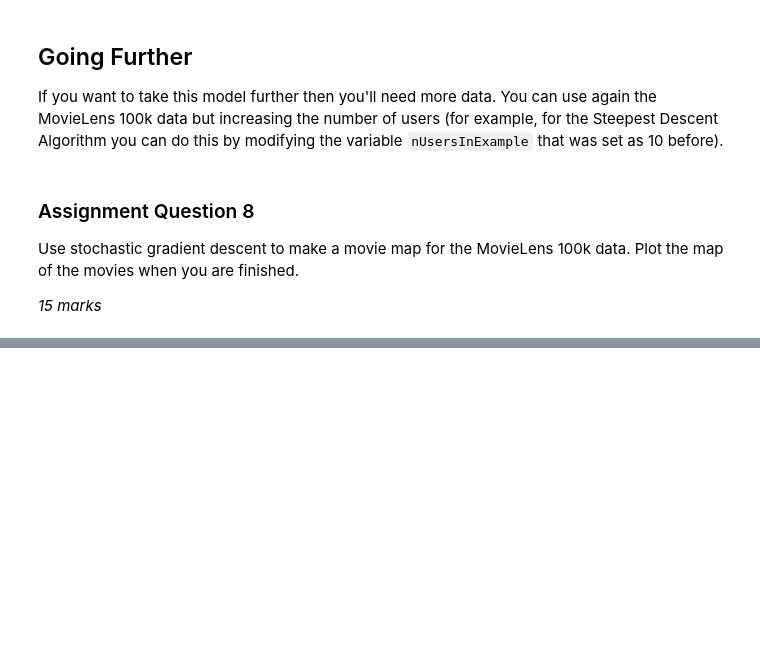
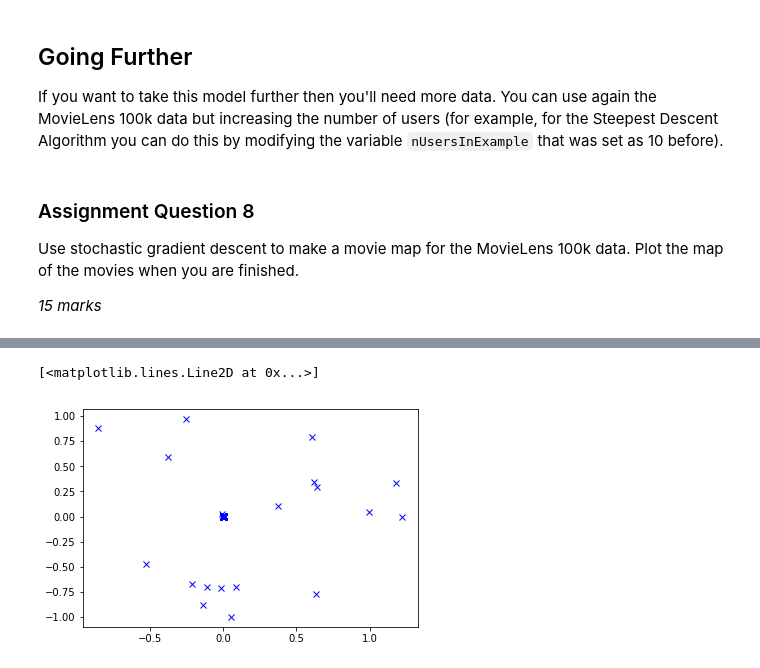
Before and after one commit to svpatil1/ML_Asgn2, a Jupyter notebook: assignment-2-svpatil1-master/lab_session_week2.ipynb, the cells around one changed output, grey strips where cells are left out. Saved outputs shown, nothing was run; the diff lists cells and outputs as text; code cells hidden in the pictures; blank space fills up the shorter version.

```diff
--- a/assignment-2-svpatil1-master/lab_session_week2.ipynb
+++ b/assignment-2-svpatil1-master/lab_session_week2.ipynb
@@ -384,0 +459,24 @@ Create a function that provides the prediction of the ratings for the users in t
+# %%
+# Question 6 Code Answer
+
+def prediction(Y, U, V):
+    new_prediction = np.zeros((Y.shape[0]))
+    new_abs_error = np.zeros((Y.shape[0]))
+    sum_error = 0
+    for i in range(Y.shape[0]):
+        row = Y.iloc[i]
+        user = row['users']
+        film = row['movies']
+        rating = row['ratings']
+        prediction = np.dot(U.loc[user], V.loc[film]) # vTu
+        error = prediction - rating # vTu - y
+        abs_error = abs(error)  # taking absolute value of the error calculated
+        new_prediction[i] = prediction
+        new_abs_error[i] = abs_error
+    Y['Prediction'] = new_prediction
+    Y['Error'] = new_abs_error
+
+    return(new_prediction, new_abs_error)
+
+new_prediction,new_abs_error = prediction(Y, U, V)
+print(Y)
@@ -412,0 +681,11 @@ Use stochastic gradient descent to make a movie map for the MovieLens 100k data.
+# %%
+# remove NaN values from the above Y matrix and extract only the required information
+
+p_list_ratings = np.concatenate(list_ratings_each_user).ravel()  # np.ravel > A 1-D array, containing the elements of the input, is returned
+p_list_ratings_original = p_list_ratings.tolist()
+mean_ratings_train = np.mean(p_list_ratings)  # returns average of array elements
+p_list_ratings =  p_list_ratings - mean_ratings_train # remove the mean
+p_list_movies = np.concatenate(list_movies_each_user).ravel().tolist()
+p_list_users = list_users.tolist()
+Y = pd.DataFrame({'users': p_list_users, 'movies': p_list_movies, 'ratingsorig': p_list_ratings_original,'ratings':p_list_ratings.tolist()})
+print(Y)
@@ -412,0 +768,9 @@ Use stochastic gradient descent to make a movie map for the MovieLens 100k data.
+# %%
+# to plot the movie map
+
+%matplotlib inline
+import pylab as plt
+plt.plot(V.iloc[:,0], V.iloc[:,1], 'bx')
+# %% [output]
+[<matplotlib.lines.Line2D at 0x...>]
+[figure, added]
```
Also changed, not shown: parts of 23 cells of this notebook.
